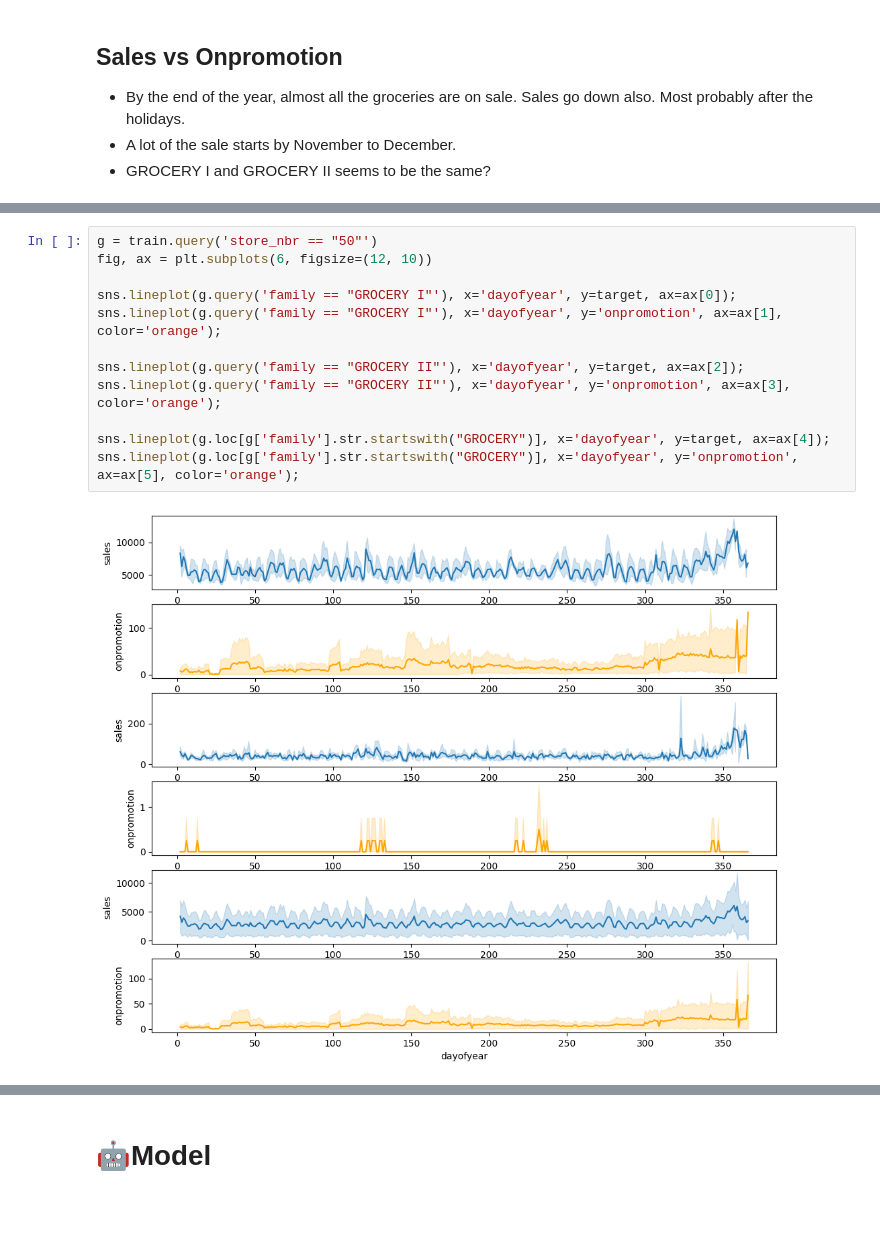
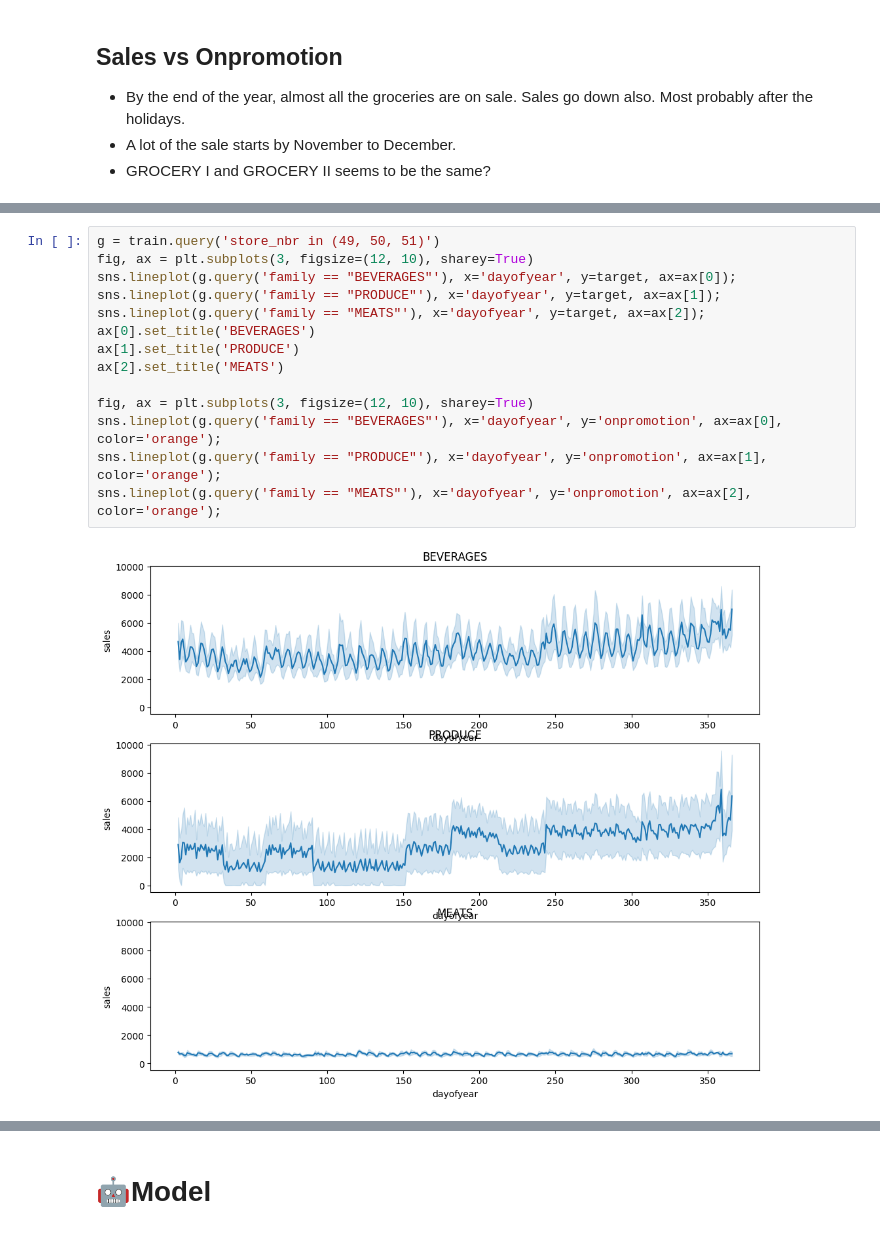
Before and after one commit to cmd-master/store-sales, a Jupyter notebook: store-sales.ipynb, the cells around one changed output, grey strips where cells are left out. Saved outputs shown, nothing was run; the diff lists cells and outputs as text.

```diff
--- a/store-sales.ipynb
+++ b/store-sales.ipynb
@@ -152,14 +122,16 @@ sns.lineplot(g.loc[g['family'].str.startswith("GROCERY")], x='dayofyear', y='onp
-# %%
-g = train.query('store_nbr == "50"')
-fig, ax = plt.subplots(6, figsize=(12, 10))
-
-sns.lineplot(g.query('family == "GROCERY I"'), x='dayofyear', y=target, ax=ax[0]);
-sns.lineplot(g.query('family == "GROCERY I"'), x='dayofyear', y='onpromotion', ax=ax[1], color='orange');
-
-sns.lineplot(g.query('family == "GROCERY II"'), x='dayofyear', y=target, ax=ax[2]);
-sns.lineplot(g.query('family == "GROCERY II"'), x='dayofyear', y='onpromotion', ax=ax[3], color='orange');
-
-sns.lineplot(g.loc[g['family'].str.startswith("GROCERY")], x='dayofyear', y=target, ax=ax[4]);
-sns.lineplot(g.loc[g['family'].str.startswith("GROCERY")], x='dayofyear', y='onpromotion', ax=ax[5], color='orange');
-# %% [output]
-[figure, removed]
+# %%
+g = train.query('store_nbr in (49, 50, 51)')
+fig, ax = plt.subplots(3, figsize=(12, 10), sharey=True)
+sns.lineplot(g.query('family == "BEVERAGES"'), x='dayofyear', y=target, ax=ax[0]);
+sns.lineplot(g.query('family == "PRODUCE"'), x='dayofyear', y=target, ax=ax[1]);
+sns.lineplot(g.query('family == "MEATS"'), x='dayofyear', y=target, ax=ax[2]);
+ax[0].set_title('BEVERAGES')
+ax[1].set_title('PRODUCE')
+ax[2].set_title('MEATS')
+
+fig, ax = plt.subplots(3, figsize=(12, 10), sharey=True)
+sns.lineplot(g.query('family == "BEVERAGES"'), x='dayofyear', y='onpromotion', ax=ax[0], color='orange');
+sns.lineplot(g.query('family == "PRODUCE"'), x='dayofyear', y='onpromotion', ax=ax[1], color='orange');
+sns.lineplot(g.query('family == "MEATS"'), x='dayofyear', y='onpromotion', ax=ax[2], color='orange');
+# %% [output]
+[figure, added]
```
Also changed, not shown: parts of 18 cells of this notebook.
